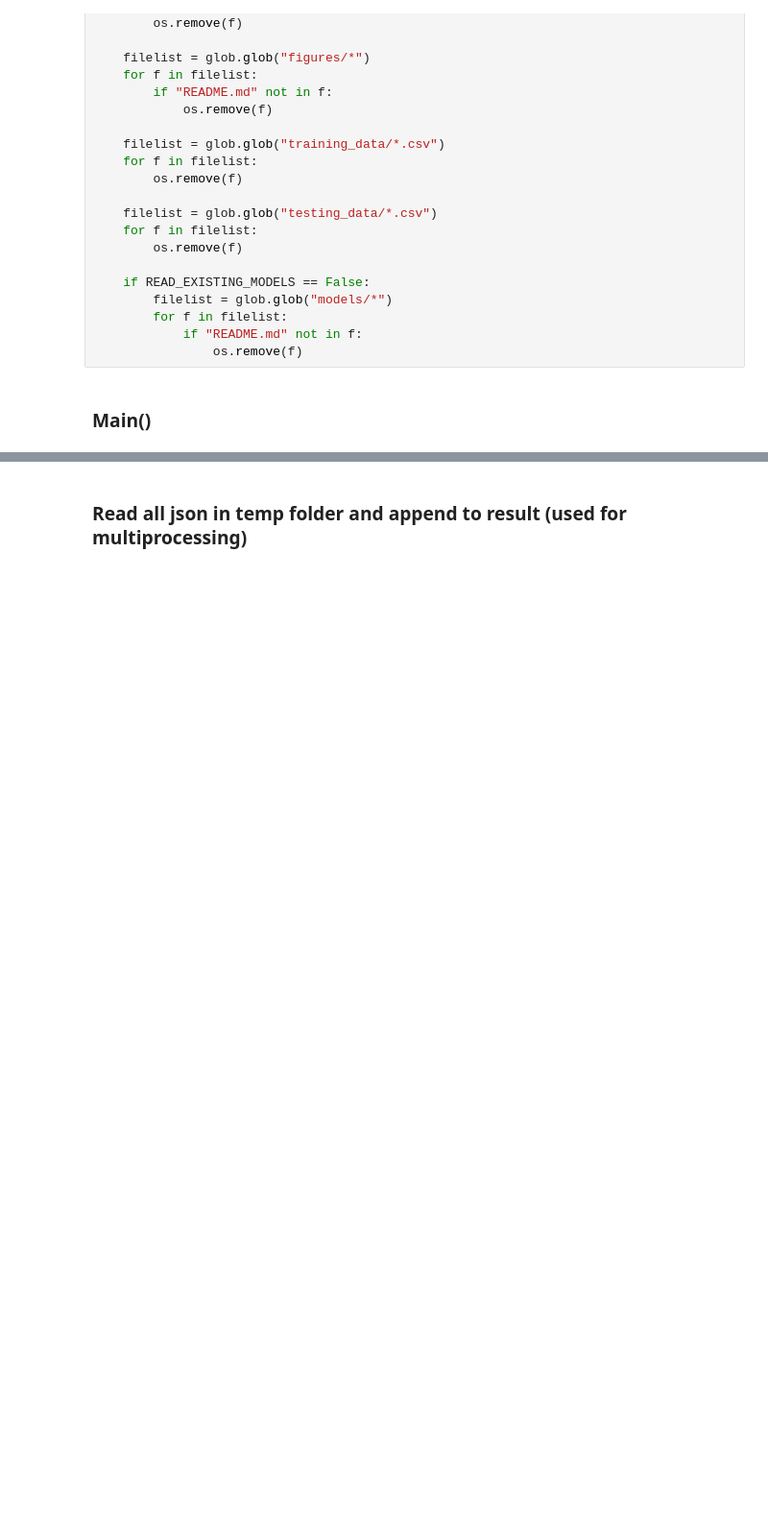
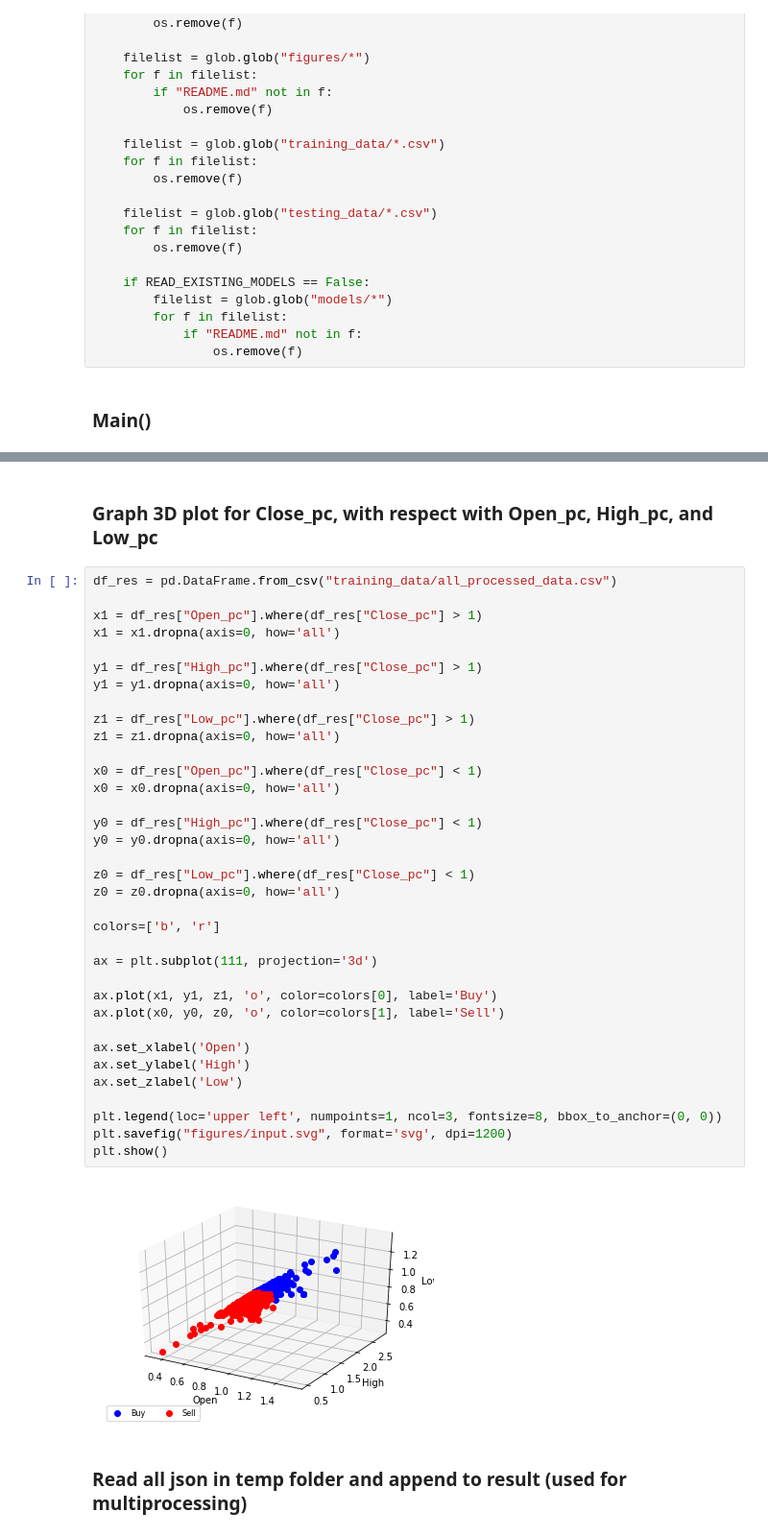
Before and after one commit to En3rG/MLND-Capstone, a Jupyter notebook: portfolio_optimizer.ipynb, the cells around one changed output, grey strips where cells are left out. Shown at 96% size. Cells and saved outputs as stored; diff of their text form; blank space fills up the shorter version.

```diff
--- a/portfolio_optimizer.ipynb
+++ b/portfolio_optimizer.ipynb
@@ -986,3 +988,42 @@ Wall time: 2min 42s
+# %% [markdown]
+### Graph 3D plot for Close_pc, with respect with Open_pc, High_pc, and Low_pc
+# %%
+df_res = pd.DataFrame.from_csv("training_data/all_processed_data.csv")
+
+x1 = df_res["Open_pc"].where(df_res["Close_pc"] > 1)
+x1 = x1.dropna(axis=0, how='all')
+
+y1 = df_res["High_pc"].where(df_res["Close_pc"] > 1)
+y1 = y1.dropna(axis=0, how='all')
+
+z1 = df_res["Low_pc"].where(df_res["Close_pc"] > 1)
+z1 = z1.dropna(axis=0, how='all')
+
+x0 = df_res["Open_pc"].where(df_res["Close_pc"] < 1)
+x0 = x0.dropna(axis=0, how='all')
+
+y0 = df_res["High_pc"].where(df_res["Close_pc"] < 1)
+y0 = y0.dropna(axis=0, how='all')
+
+z0 = df_res["Low_pc"].where(df_res["Close_pc"] < 1)
+z0 = z0.dropna(axis=0, how='all')
+
+colors=['b', 'r']
+
+ax = plt.subplot(111, projection='3d')
+
+ax.plot(x1, y1, z1, 'o', color=colors[0], label='Buy')
+ax.plot(x0, y0, z0, 'o', color=colors[1], label='Sell')
+
+ax.set_xlabel('Open')
+ax.set_ylabel('High')
+ax.set_zlabel('Low')
+
+plt.legend(loc='upper left', numpoints=1, ncol=3, fontsize=8, bbox_to_anchor=(0, 0))
+plt.savefig("figures/input.svg", format='svg', dpi=1200)
+plt.show()
+# %% [output]
+[figure, added]
 # %% [markdown]
 ### Read all json in temp folder and append to result (used for multiprocessing)
 # %%
```
Also changed, not shown: parts of 25 cells of this notebook, 1 other file.
